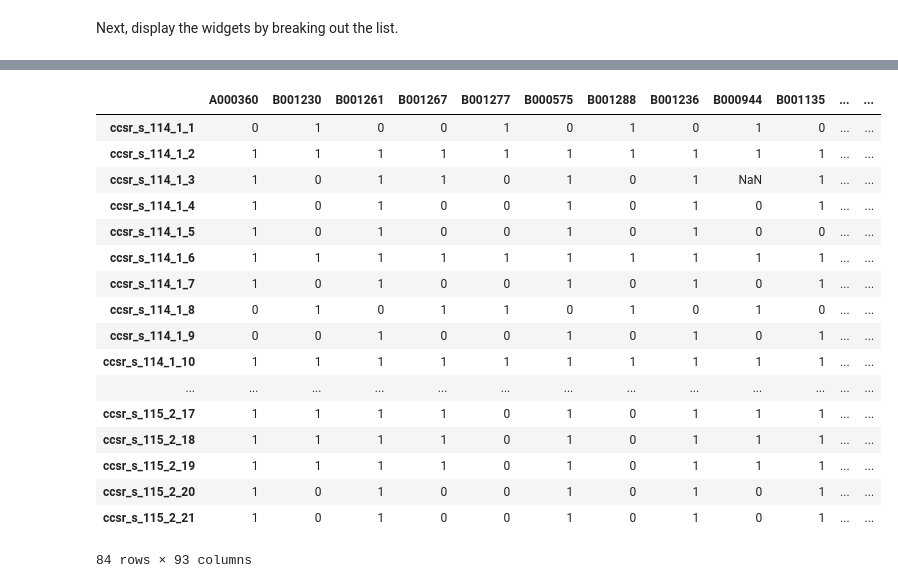
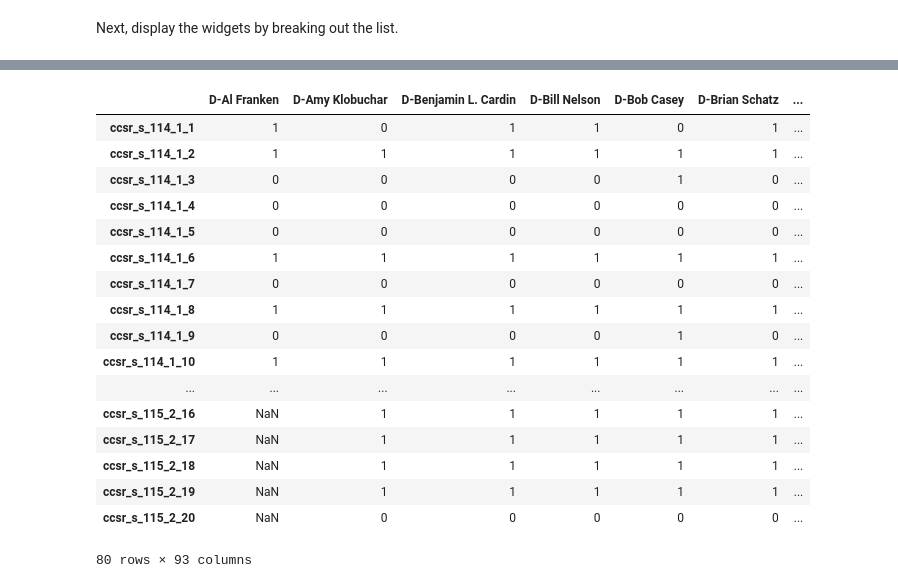
Before and after one commit to dchu1234/Spring2019, a Jupyter notebook: lecture-notes/16-Congressional-Voting-Data-Analysis.ipynb, the cells around one changed output, grey strips where cells are left out. Saved outputs shown, nothing was run; the diff lists cells and outputs as text; code cells hidden in the pictures.

```diff
--- a/lecture-notes/16-Congressional-Voting-Data-Analysis.ipynb
+++ b/lecture-notes/16-Congressional-Voting-Data-Analysis.ipynb
@@ -370,13 +379,13 @@ w_congress = widgets.SelectionRangeSlider(
     description='Congress:',
     options=get_select_menu(data_extent[w_chamber.value]),
     value=(114,116),
-    layout=widgets.Layout(width='50%'))
+    layout=widgets.Layout(width='100%'))
 w.append(w_congress)
 
 w_current = widgets.Text(
     description='Receiving:',
     value='',
-    layout=widgets.Layout(width='50%'))
+    layout=widgets.Layout(width='100%'))
 w.append(w_current)
 
 w_start = widgets.ToggleButton(
@@ -419,15 +428,15 @@ def votes_df(rollcall, session, congress, chamber):
     try:
         d = cg.votes.get(chamber, rollcall, session, congress)
         df = DataFrame(d['votes']['vote']['positions'])
-
-        df = df[['member_id', 'vote_position']] # just votes
+        df['name'] = df.party + '-' + df.name
+        df = df[['name', 'vote_position']] # just votes
         df.replace({'vote_position':{'Yes':1, 'No':0, 'Not Voting':nan, 'Present':nan}}, inplace=True) # recode values
 
         # ccsr: chamber, congress, session, rollcall
         cname = '_'.join(['ccsr', chamber[0], str(congress), str(session), str(rollcall)])
         df.rename(index=str, columns={'vote_position':cname}, inplace=True) # keep voting record as index
 
-        df = df.set_index('member_id').transpose() # make wide
+        df = df.set_index('name').transpose() # make wide
     except:
 
         # probably end of roll call votes for that session
@@ -435,4 +444,4 @@ def votes_df(rollcall, session, congress, chamber):
 
     return(df)
 
-votes_df(220, 1, 115, 'senate')
+votes_df(420, 1, 115, 'senate')
@@ -459,31 +482,31 @@ for c in range(*w_congress.value):
                 df.append(last_df)
 
             # to save time
-            if r > 20: break
+            if r >= 20: break
 
             # break
             r += 1
 # %%
 import pandas as pd
-hist = pd.concat(df, sort=False)
-hist = hist.loc[:,hist.isna().mean(axis=0) < 0.5]
+hist = pd.concat(df, sort=True)
+hist = hist.loc[:,hist.isna().mean(axis=0) < 0.5] # those who served both terms
 hist
 # %% [output]
-|  | A000360 | B001230 | B001261 | B001267 | B001277 | B000575 | B001288 | B001236 | B000944 | B001135 | ... | ... |
-| ccsr_s_114_1_1 | 0 | 1 | 0 | 0 | 1 | 0 | 1 | 0 | 1 | 0 | ... | ... |
-| ccsr_s_114_1_2 | 1 | 1 | 1 | 1 | 1 | 1 | 1 | 1 | 1 | 1 | ... | ... |
-| ccsr_s_114_1_3 | 1 | 0 | 1 | 1 | 0 | 1 | 0 | 1 | NaN | 1 | ... | ... |
-| ccsr_s_114_1_4 | 1 | 0 | 1 | 0 | 0 | 1 | 0 | 1 | 0 | 1 | ... | ... |
-| ccsr_s_114_1_5 | 1 | 0 | 1 | 0 | 0 | 1 | 0 | 1 | 0 | 0 | ... | ... |
-| ccsr_s_114_1_6 | 1 | 1 | 1 | 1 | 1 | 1 | 1 | 1 | 1 | 1 | ... | ... |
-| ccsr_s_114_1_7 | 1 | 0 | 1 | 0 | 0 | 1 | 0 | 1 | 0 | 1 | ... | ... |
-| ccsr_s_114_1_8 | 0 | 1 | 0 | 1 | 1 | 0 | 1 | 0 | 1 | 0 | ... | ... |
-| ccsr_s_114_1_9 | 0 | 0 | 1 | 0 | 0 | 1 | 0 | 1 | 0 | 1 | ... | ... |
-| ccsr_s_114_1_10 | 1 | 1 | 1 | 1 | 1 | 1 | 1 | 1 | 1 | 1 | ... | ... |
-| ... | ... | ... | ... | ... | ... | ... | ... | ... | ... | ... | ... | ... |
-| ccsr_s_115_2_17 | 1 | 1 | 1 | 1 | 0 | 1 | 0 | 1 | 1 | 1 | ... | ... |
-| ccsr_s_115_2_18 | 1 | 1 | 1 | 1 | 0 | 1 | 0 | 1 | 1 | 1 | ... | ... |
-| ccsr_s_115_2_19 | 1 | 1 | 1 | 1 | 0 | 1 | 0 | 1 | 1 | 1 | ... | ... |
-| ccsr_s_115_2_20 | 1 | 0 | 1 | 0 | 0 | 1 | 0 | 1 | 0 | 1 | ... | ... |
-| ccsr_s_115_2_21 | 1 | 0 | 1 | 0 | 0 | 1 | 0 | 1 | 0 | 1 | ... | ... |
+|  | D-Al Franken | D-Amy Klobuchar | D-Benjamin L. Cardin | D-Bill Nelson | D-Bob Casey | D-Brian Schatz | ... |
+| ccsr_s_114_1_1 | 1 | 0 | 1 | 1 | 0 | 1 | ... |
+| ccsr_s_114_1_2 | 1 | 1 | 1 | 1 | 1 | 1 | ... |
+| ccsr_s_114_1_3 | 0 | 0 | 0 | 0 | 1 | 0 | ... |
+| ccsr_s_114_1_4 | 0 | 0 | 0 | 0 | 0 | 0 | ... |
+| ccsr_s_114_1_5 | 0 | 0 | 0 | 0 | 0 | 0 | ... |
+| ccsr_s_114_1_6 | 1 | 1 | 1 | 1 | 1 | 1 | ... |
+| ccsr_s_114_1_7 | 0 | 0 | 0 | 0 | 0 | 0 | ... |
+| ccsr_s_114_1_8 | 1 | 1 | 1 | 1 | 1 | 1 | ... |
+| ccsr_s_114_1_9 | 0 | 0 | 0 | 0 | 1 | 0 | ... |
+| ccsr_s_114_1_10 | 1 | 1 | 1 | 1 | 1 | 1 | ... |
+| ... | ... | ... | ... | ... | ... | ... | ... |
+| ccsr_s_115_2_16 | NaN | 1 | 1 | 1 | 1 | 1 | ... |
+| ccsr_s_115_2_17 | NaN | 1 | 1 | 1 | 1 | 1 | ... |
+| ccsr_s_115_2_18 | NaN | 1 | 1 | 1 | 1 | 1 | ... |
+| ccsr_s_115_2_19 | NaN | 1 | 1 | 1 | 1 | 1 | ... |
+| ccsr_s_115_2_20 | NaN | 0 | 0 | 0 | 0 | 0 | ... |
-84 rows × 93 columns
+80 rows × 93 columns
```
Also changed, not shown: parts of 28 cells of this notebook.
